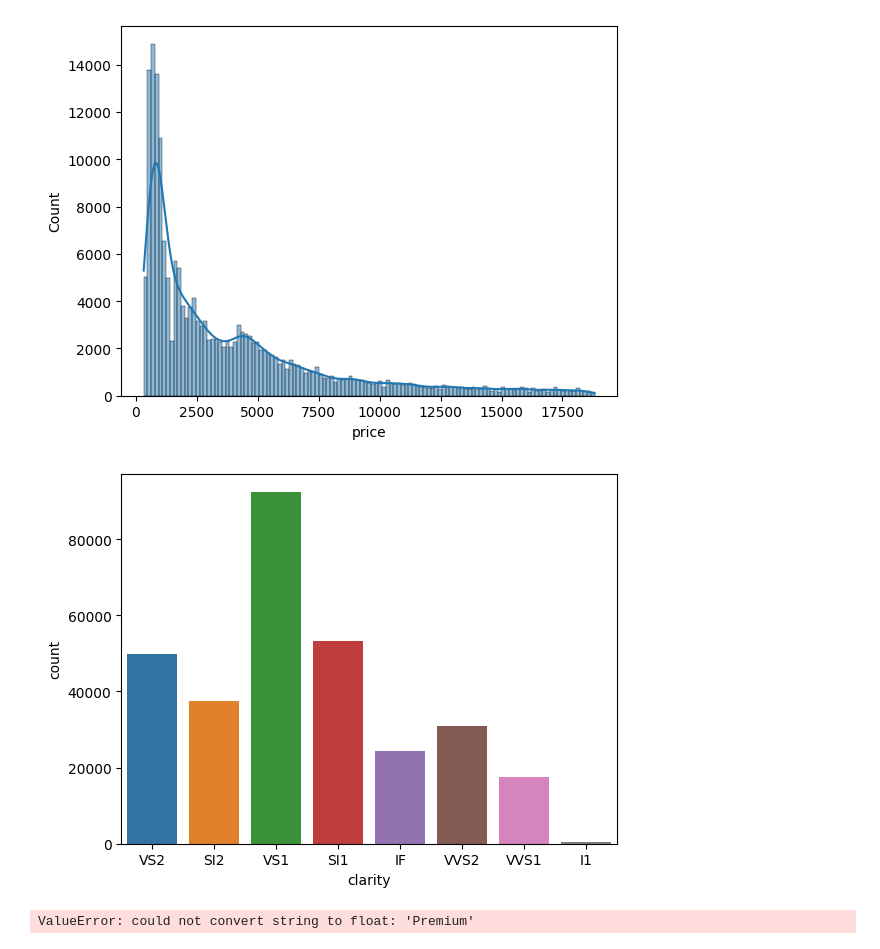
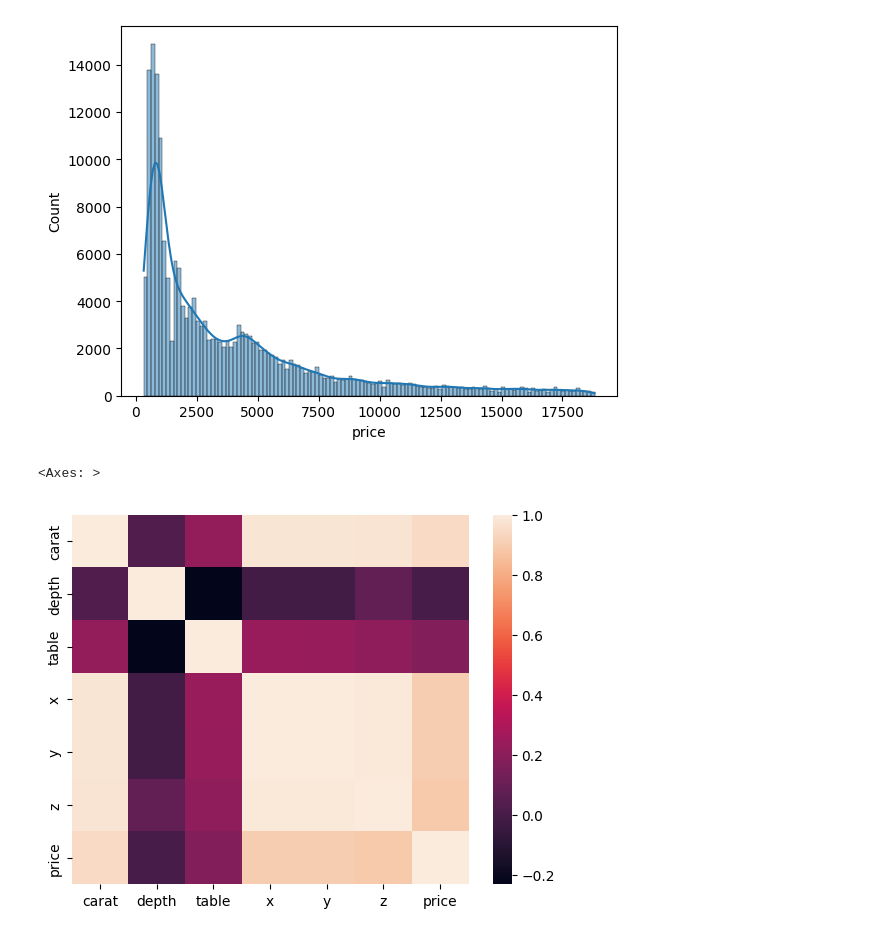
Before and after one commit to Abishek0710/ML-Regressor, a Jupyter notebook: notebooks/EDA.ipynb, the cells around one changed output. Cells and saved outputs as stored; diff of their text form; code cells hidden in the pictures.

```diff
--- a/notebooks/EDA.ipynb
+++ b/notebooks/EDA.ipynb
@@ -193,15 +169,9 @@ for i in numerical_columns:
 [figure]
 [figure]
 [figure]
-# %%
-x=0
-for i in categorical_columns:
-    sns.countplot(x=i,data=df)
-    print("\n")
-# %% [output]
-[figure, removed]
 # %%
 ## getting correlation
-sns.heatmap(df.corr())
+sns.heatmap(df.corr(numeric_only=True)) # taking only for numerical variables
 # %% [output]
-ValueError: could not convert string to float: 'Premium'
+<Axes: >
+[figure, added]
```
Also changed, not shown: parts of 21 cells of this notebook.
